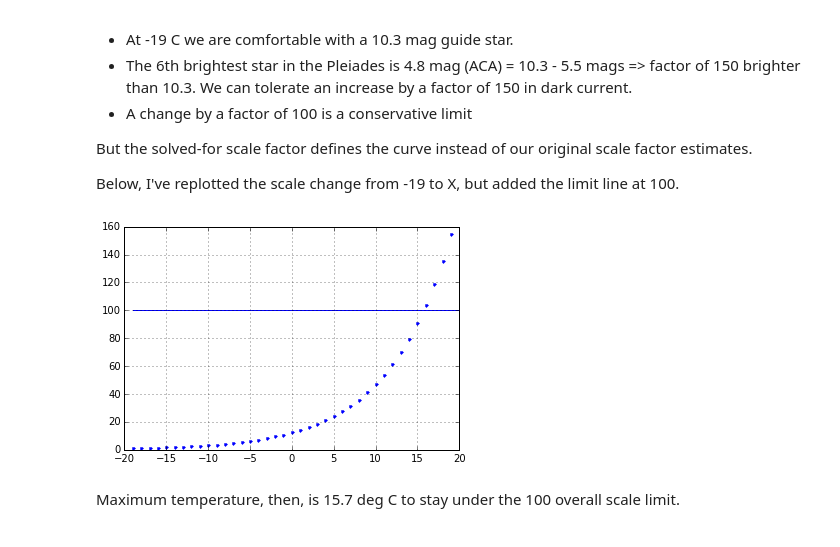
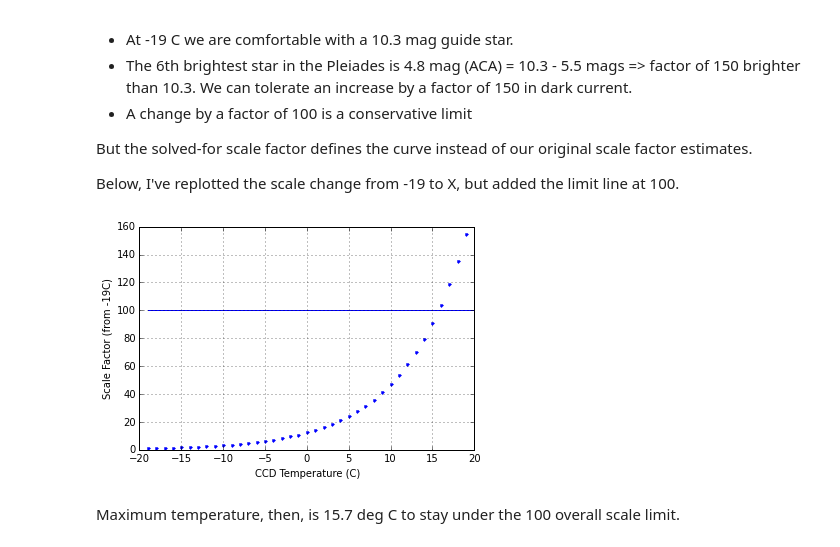
Before and after one commit to jeanconn/anneal_pathfinder, a Jupyter notebook: anneal_scale_factor.ipynb, the cells around one changed output. Drawn from its saved outputs; the diff is of its cells as text; code cells hidden in the pictures.

Commit message:
Add labels to last two plots

```diff
--- a/anneal_scale_factor.ipynb
+++ b/anneal_scale_factor.ipynb
@@ -181,10 +183,12 @@ But the solved-for scale factor defines the curve instead of our original scale
 Below, I've replotted the scale change from -19 to X, but added the limit line at 100.
 # %%
 plot(np.arange(-19, 20), dark_temp_scale(-19, np.arange(-19, 20), scale_4c = 1.0 / scale), 'b.')
+xlabel("CCD Temperature (C)")
+ylabel("Scale Factor (from -19C)")
 grid('on')
 plot([-19, 20], [100, 100]);
 # %% [output]
-[figure, old version]
+[figure, new version]
 # %% [markdown]
 Maximum temperature, then, is 15.7 deg C to stay under the 100 overall scale limit.
 # %%
```
Also changed, not shown: parts of 1 cell of this notebook.
